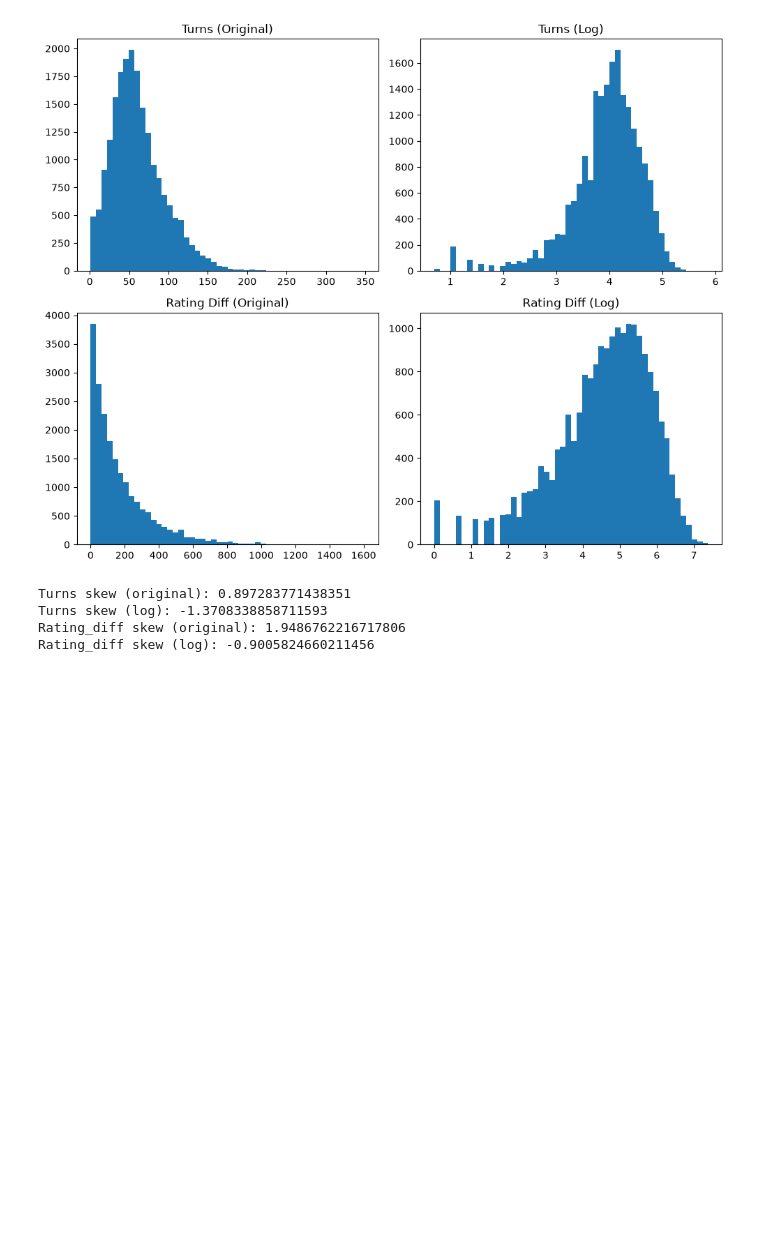
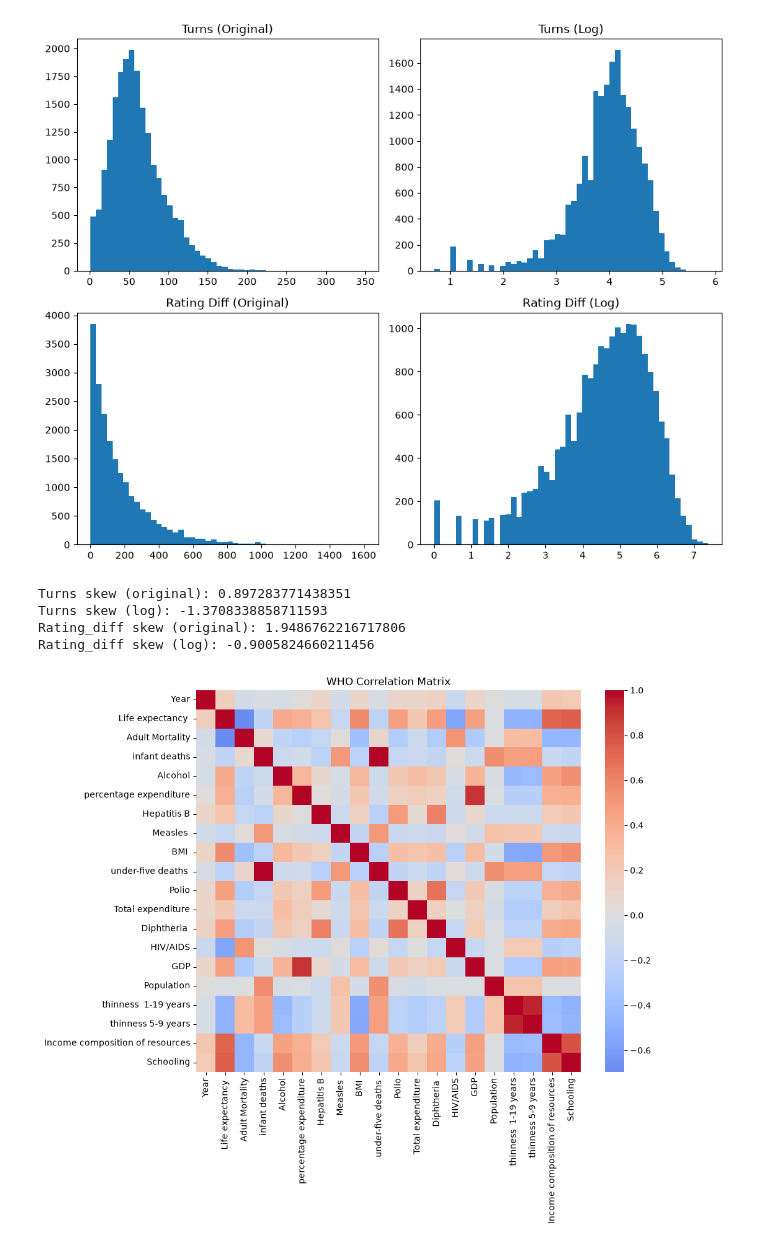
Before and after one commit to HlaMohd/10th-session-assignment-, a Jupyter notebook: scripts..ipynb, the cells around one changed output. Cells and saved outputs as stored; diff of their text form; code cells hidden in the pictures; blank space fills up the shorter version.

Commit message:
AQ3 WHO correlation matrix + one confounder discussion

```diff
--- a/scripts..ipynb
+++ b/scripts..ipynb
@@ -104,3 +105,29 @@ Turns skew (original): 0.897283771438351
 Turns skew (log): -1.3708338858711593
 Rating_diff skew (original): 1.9486762216717806
 Rating_diff skew (log): -0.9005824660211456
+# %%
+who_url = 'https://github.com/Priyankkoul/Life-Expectancy-WHO---Data-Analytics/blob/master/DATASET.csv?raw=true'
+who = pd.read_csv(who_url)
+# %%
+# Select only numeric columns from the WHO dataset
+who_num = who.select_dtypes(include=['number'])
+
+# Compute correlation matrix between all numeric variables
+corr = who_num.corr()
+
+# Create a figure with a defined size
+plt.figure(figsize=(10, 8))
+
+# Plot correlation matrix as a heatmap
+sns.heatmap(corr, cmap='coolwarm', center=0)
+
+# Add a title to the plot
+plt.title("WHO Correlation Matrix")
+
+# Save the figure to a file with high resolution
+plt.savefig("outputImages/who_correlation_matrix.png", dpi=300, bbox_inches='tight')
+
+# Display the plot
+plt.show()
+# %% [output]
+[figure, added]
```
Also changed, not shown: parts of 2 cells of this notebook, 1 other file.
